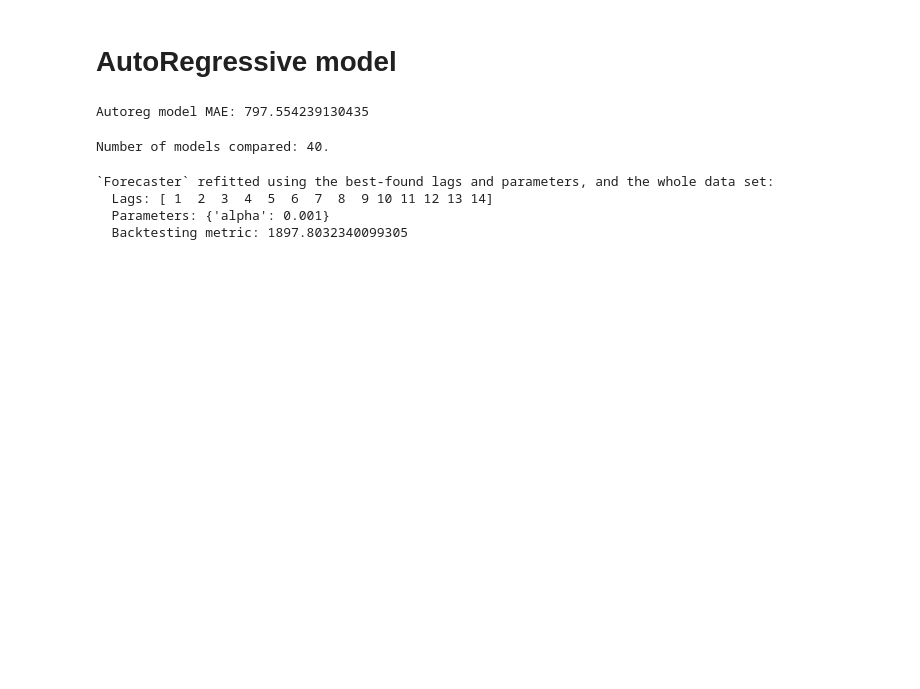
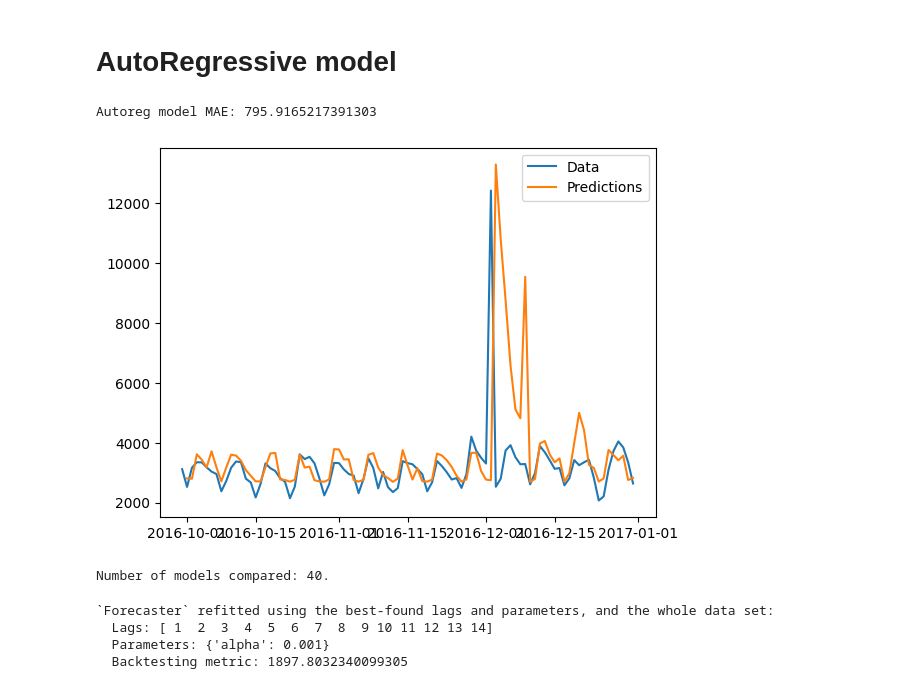
Before and after one commit to tripercy/pka-ai-programming-final, a Jupyter notebook: predictor.ipynb, the cells around one changed output. Drawn from its saved outputs; the diff is of its cells as text; code cells hidden in the pictures; blank space fills up the shorter version.

```diff
--- a/predictor.ipynb
+++ b/predictor.ipynb
@@ -193,7 +201,7 @@ autoreg_model = ForecasterAutoreg(
 
 autoreg_model.fit(y=train_df['views'])
 
-metric_autoreg, _ = backtesting_forecaster(
+metric_autoreg, predictions = backtesting_forecaster(
     forecaster=autoreg_model,
     y=data["views"],
     steps=7,
@@ -206,7 +214,15 @@ metric_autoreg, _ = backtesting_forecaster(
 )
 print(f"Autoreg model MAE: {metric_autoreg}")
 # %% [output]
-Autoreg model MAE: 797.554239130435
+Autoreg model MAE: 795.9165217391303
+# %%
+# Plot predictions
+plt.plot(test_df["views"], label="Data")
+plt.plot(predictions, label="Predictions")
+plt.legend()
+plt.show()
+# %% [output]
+[figure, added]
 # %%
 # Grid search
 from skforecast.model_selection import grid_search_forecaster
```
Also changed, not shown: parts of 6 cells of this notebook, 6 other files.
